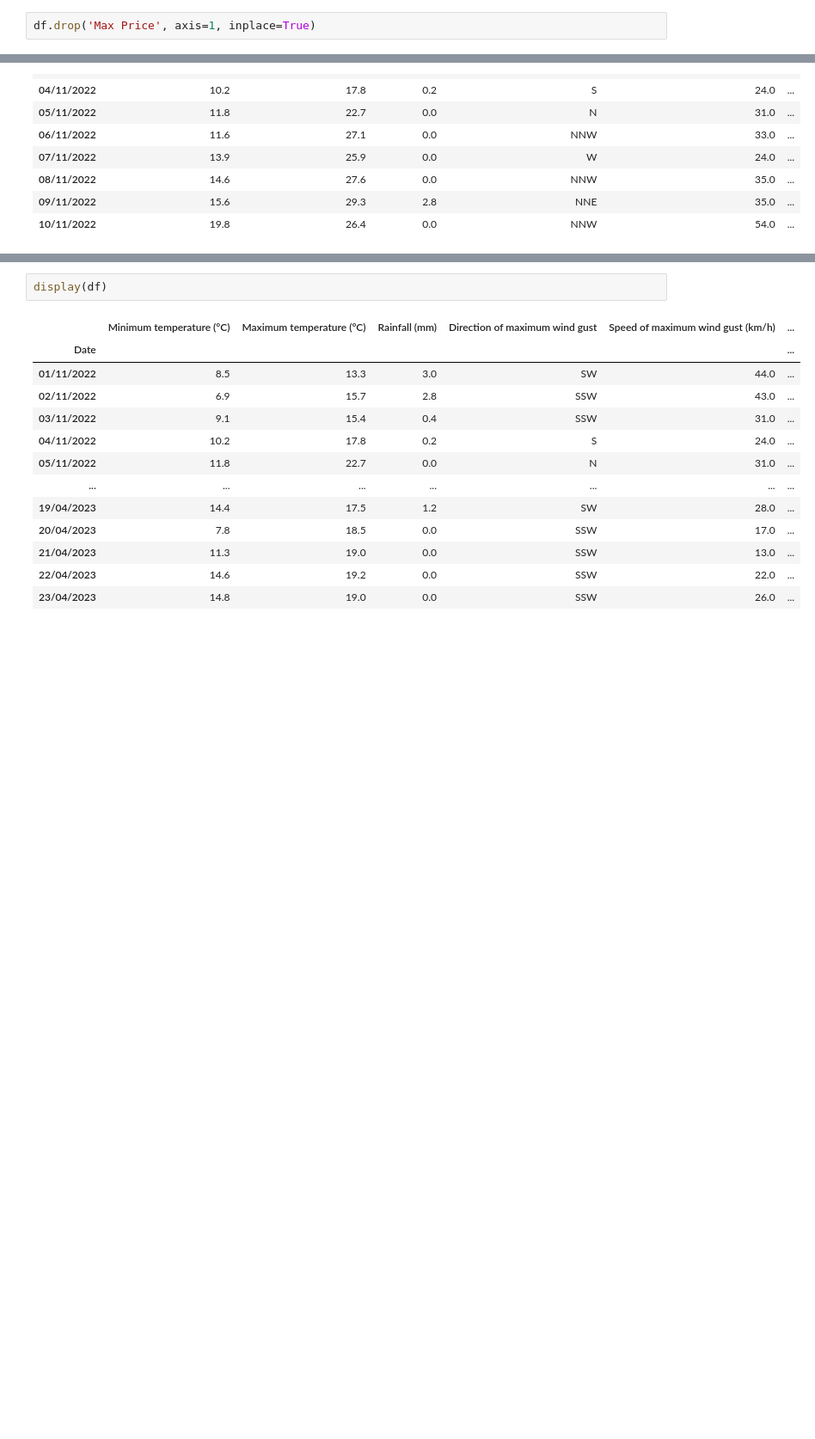
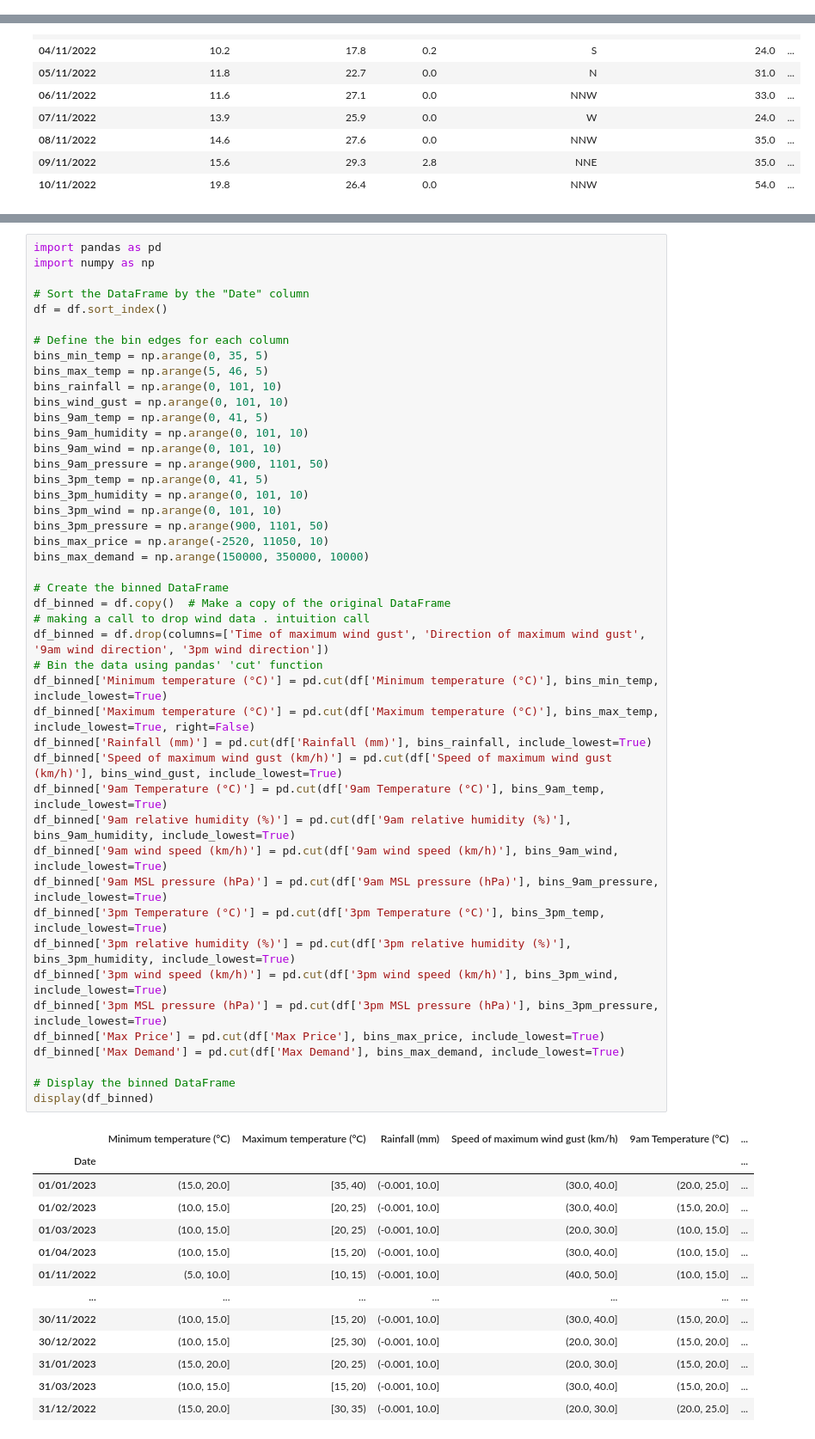
Before and after one commit to HillarP/Energy_Prediction, a Jupyter notebook: Jigar_Group_1_Data.ipynb, the cells around one changed output, grey strips where cells are left out. Shown: that part at 86% size. Drawn from its saved outputs; the diff is of its cells as text; blank space fills up the shorter version.

```diff
--- a/Jigar_Group_1_Data.ipynb
+++ b/Jigar_Group_1_Data.ipynb
@@ -583,8 +583,6 @@ display(df)
 | 22/04/2023 | 14.6 | 19.2 | 0.0 | SSW | 22.0 | ... |
 | 23/04/2023 | 14.8 | 19.0 | 0.0 | SSW | 26.0 | ... |
 174 rows × 18 columns
-# %%
-df.drop('Max Price', axis=1, inplace=True)
 # %%
 df.head(10)
 # %% [output]
@@ -644,16 +642,59 @@ Name: Max Demand, dtype: float64
 # %%
-display(df)
+import pandas as pd
+import numpy as np
+
+# Sort the DataFrame by the "Date" column
+df = df.sort_index()
+
+# Define the bin edges for each column
+bins_min_temp = np.arange(0, 35, 5)
+bins_max_temp = np.arange(5, 46, 5)
+bins_rainfall = np.arange(0, 101, 10)
+bins_wind_gust = np.arange(0, 101, 10)
+bins_9am_temp = np.arange(0, 41, 5)
+bins_9am_humidity = np.arange(0, 101, 10)
+bins_9am_wind = np.arange(0, 101, 10)
+bins_9am_pressure = np.arange(900, 1101, 50)
+bins_3pm_temp = np.arange(0, 41, 5)
+bins_3pm_humidity = np.arange(0, 101, 10)
+bins_3pm_wind = np.arange(0, 101, 10)
+bins_3pm_pressure = np.arange(900, 1101, 50)
+bins_max_price = np.arange(-2520, 11050, 10)
+bins_max_demand = np.arange(150000, 350000, 10000)
+
+# Create the binned DataFrame
+df_binned = df.copy()  # Make a copy of the original DataFrame
+# making a call to drop wind data . intuition call
+df_binned = df.drop(columns=['Time of maximum wind gust', 'Direction of maximum wind gust', '9am wind direction', '3pm wind direction'])
+# Bin the data using pandas' 'cut' function
+df_binned['Minimum temperature (°C)'] = pd.cut(df['Minimum temperature (°C)'], bins_min_temp, include_lowest=True)
+df_binned['Maximum temperature (°C)'] = pd.cut(df['Maximum temperature (°C)'], bins_max_temp, include_lowest=True, right=False)
+df_binned['Rainfall (mm)'] = pd.cut(df['Rainfall (mm)'], bins_rainfall, include_lowest=True)
+df_binned['Speed of maximum wind gust (km/h)'] = pd.cut(df['Speed of maximum wind gust (km/h)'], bins_wind_gust, include_lowest=True)
+df_binned['9am Temperature (°C)'] = pd.cut(df['9am Temperature (°C)'], bins_9am_temp, include_lowest=True)
+df_binned['9am relative humidity (%)'] = pd.cut(df['9am relative humidity (%)'], bins_9am_humidity, include_lowest=True)
+df_binned['9am wind speed (km/h)'] = pd.cut(df['9am wind speed (km/h)'], bins_9am_wind, include_lowest=True)
+df_binned['9am MSL pressure (hPa)'] = pd.cut(df['9am MSL pressure (hPa)'], bins_9am_pressure, include_lowest=True)
+df_binned['3pm Temperature (°C)'] = pd.cut(df['3pm Temperature (°C)'], bins_3pm_temp, include_lowest=True)
+df_binned['3pm relative humidity (%)'] = pd.cut(df['3pm relative humidity (%)'], bins_3pm_humidity, include_lowest=True)
+df_binned['3pm wind speed (km/h)'] = pd.cut(df['3pm wind speed (km/h)'], bins_3pm_wind, include_lowest=True)
+df_binned['3pm MSL pressure (hPa)'] = pd.cut(df['3pm MSL pressure (hPa)'], bins_3pm_pressure, include_lowest=True)
+df_binned['Max Price'] = pd.cut(df['Max Price'], bins_max_price, include_lowest=True)
+df_binned['Max Demand'] = pd.cut(df['Max Demand'], bins_max_demand, include_lowest=True)
+
+# Display the binned DataFrame
+display(df_binned)
 # %% [output]
-|  | Minimum temperature (°C) | Maximum temperature (°C) | Rainfall (mm) | Direction of maximum wind gust | Speed of maximum wind gust (km/h) | ... |
+|  | Minimum temperature (°C) | Maximum temperature (°C) | Rainfall (mm) | Speed of maximum wind gust (km/h) | 9am Temperature (°C) | ... |
 | Date |  |  |  |  |  | ... |
-| 01/11/2022 | 8.5 | 13.3 | 3.0 | SW | 44.0 | ... |
-| 02/11/2022 | 6.9 | 15.7 | 2.8 | SSW | 43.0 | ... |
-| 03/11/2022 | 9.1 | 15.4 | 0.4 | SSW | 31.0 | ... |
-| 04/11/2022 | 10.2 | 17.8 | 0.2 | S | 24.0 | ... |
-| 05/11/2022 | 11.8 | 22.7 | 0.0 | N | 31.0 | ... |
+| 01/01/2023 | (15.0, 20.0] | [35, 40) | (-0.001, 10.0] | (30.0, 40.0] | (20.0, 25.0] | ... |
+| 01/02/2023 | (10.0, 15.0] | [20, 25) | (-0.001, 10.0] | (30.0, 40.0] | (15.0, 20.0] | ... |
+| 01/03/2023 | (10.0, 15.0] | [20, 25) | (-0.001, 10.0] | (20.0, 30.0] | (10.0, 15.0] | ... |
+| 01/04/2023 | (10.0, 15.0] | [15, 20) | (-0.001, 10.0] | (30.0, 40.0] | (10.0, 15.0] | ... |
+| 01/11/2022 | (5.0, 10.0] | [10, 15) | (-0.001, 10.0] | (40.0, 50.0] | (10.0, 15.0] | ... |
 | ... | ... | ... | ... | ... | ... | ... |
-| 19/04/2023 | 14.4 | 17.5 | 1.2 | SW | 28.0 | ... |
-| 20/04/2023 | 7.8 | 18.5 | 0.0 | SSW | 17.0 | ... |
-| 21/04/2023 | 11.3 | 19.0 | 0.0 | SSW | 13.0 | ... |
-| 22/04/2023 | 14.6 | 19.2 | 0.0 | SSW | 22.0 | ... |
-| 23/04/2023 | 14.8 | 19.0 | 0.0 | SSW | 26.0 | ... |
+| 30/11/2022 | (10.0, 15.0] | [15, 20) | (-0.001, 10.0] | (30.0, 40.0] | (15.0, 20.0] | ... |
+| 30/12/2022 | (10.0, 15.0] | [25, 30) | (-0.001, 10.0] | (20.0, 30.0] | (15.0, 20.0] | ... |
+| 31/01/2023 | (15.0, 20.0] | [20, 25) | (-0.001, 10.0] | (20.0, 30.0] | (15.0, 20.0] | ... |
+| 31/03/2023 | (10.0, 15.0] | [15, 20) | (-0.001, 10.0] | (30.0, 40.0] | (15.0, 20.0] | ... |
+| 31/12/2022 | (15.0, 20.0] | [30, 35) | (-0.001, 10.0] | (20.0, 30.0] | (20.0, 25.0] | ... |
```
Also changed, not shown: parts of 10 cells of this notebook.
